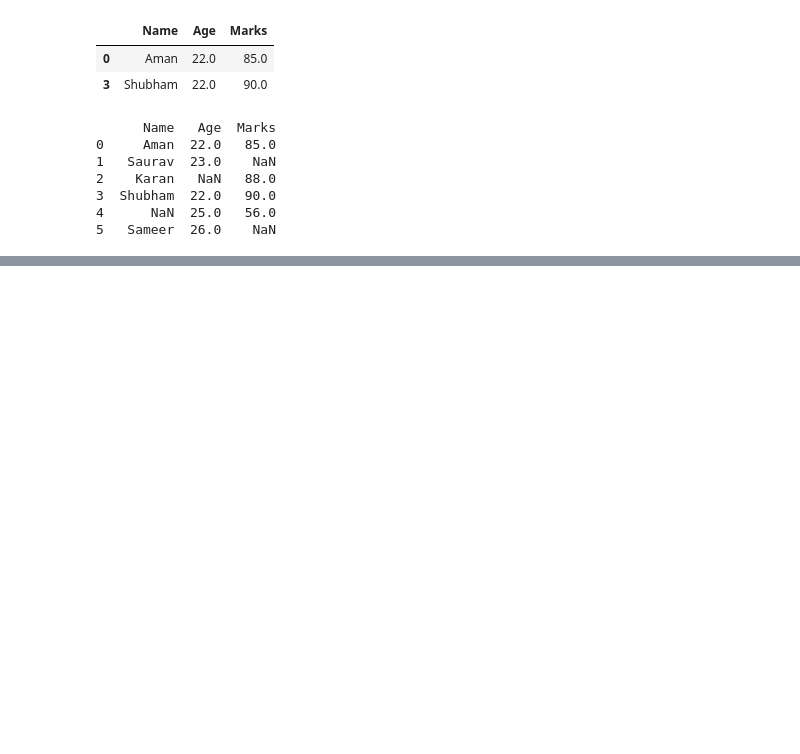
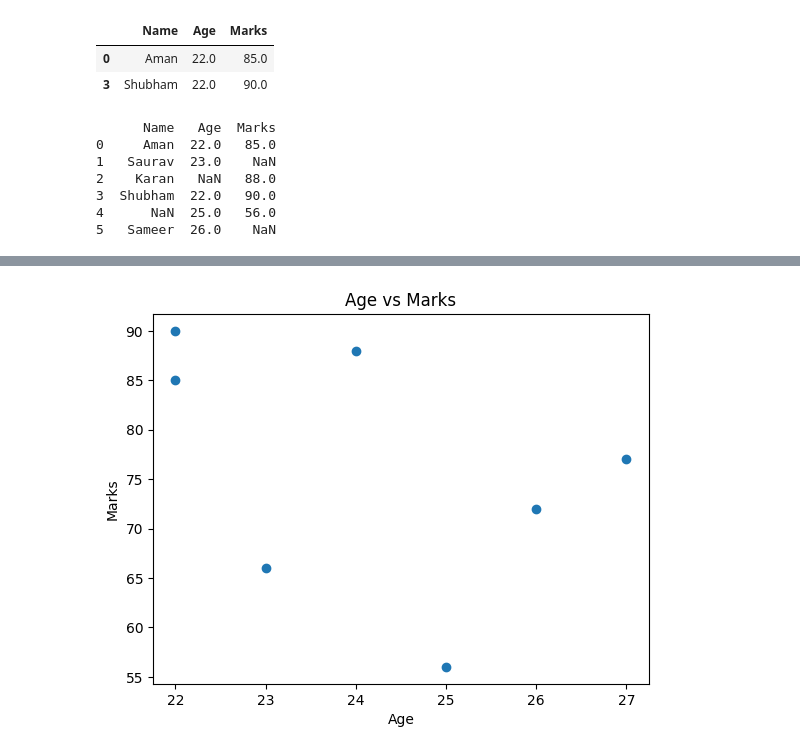
Before and after one commit to Dipanshu0809/FOUNDATION-OF-ML, a Jupyter notebook: IntroToPandas.ipynb, the cells around one changed output, grey strips where cells are left out. Cells and saved outputs as stored; diff of their text form; code cells hidden in the pictures; blank space fills up the shorter version.

```diff
--- a/IntroToPandas.ipynb
+++ b/IntroToPandas.ipynb
@@ -261,0 +370,8 @@ print(df)
+# %%
+plt.scatter(df["Age"],df["Marks"])
+plt.title("Age vs Marks")
+plt.xlabel("Age")
+plt.ylabel("Marks")
+plt.show()
+# %% [output]
+[figure, added]
```
Also changed, not shown: parts of 15 cells of this notebook, 4 other files.
